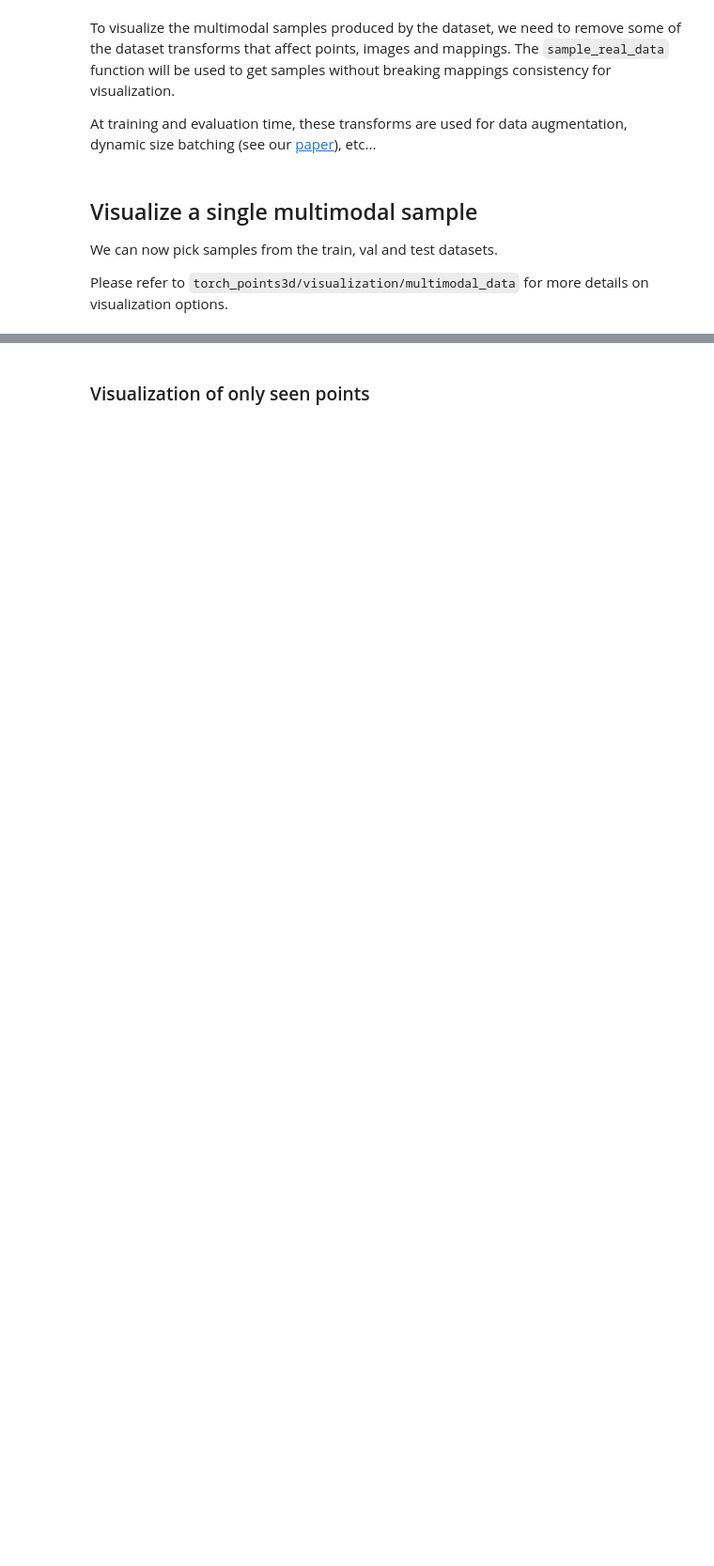
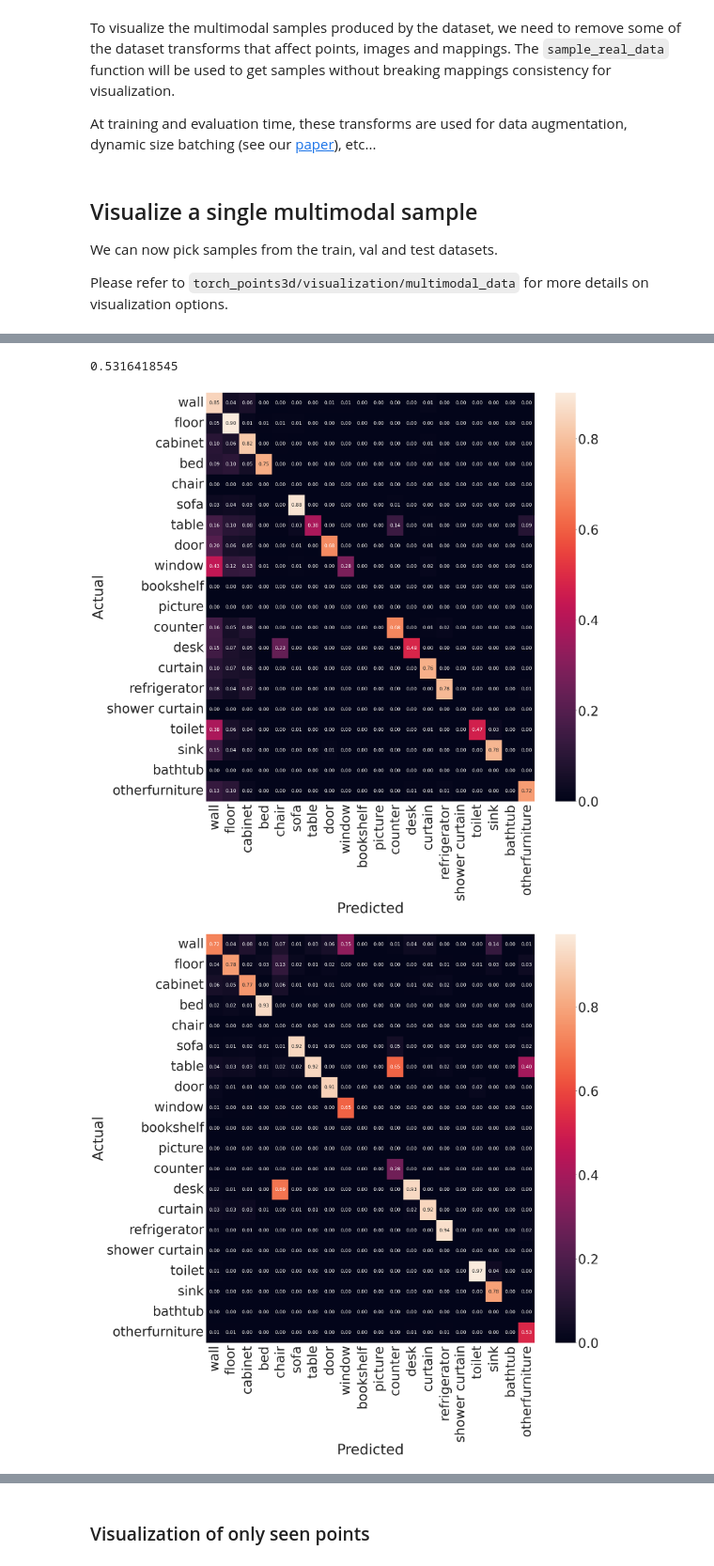
Before and after one commit to fsun2000/DeepViewAgg, a Jupyter notebook: notebooks/scannet_neucon.ipynb, the cells around one changed output, grey strips where cells are left out. Shown at 94% size. Cells and saved outputs as stored; diff of their text form; code cells hidden in the pictures; blank space fills up the shorter version.

```diff
--- a/notebooks/scannet_neucon.ipynb
+++ b/notebooks/scannet_neucon.ipynb
@@ -172,0 +416,51 @@ len(images):  117
+# %%
+np.asarray([6.37603604e-01, 7.16119607e-01, 6.55039517e-01, 7.14544805e-01,
+       1.00000000e-08, 8.21926115e-01, 3.66729689e-01, 6.36812422e-01,
+       2.43762006e-01,   2.46813451e-01,
+       4.66349027e-01, 7.12784598e-01, 7.48108936e-01,
+       4.62686577e-01, 6.39296198e-01, 4.37693110e-01]).mean()
+# %% [output]
+0.5316418545
+# %%
+def save_confusion_matrix(cm, path2save=None, ordered_names=None):
+    import seaborn as sns
+    import matplotlib.pyplot as plt
+
+    sns.set(font_scale=5)
+
+#     template_path = os.path.join(path2save, "{}.svg")
+    # PRECISION
+    cmn = cm.astype("float") / cm.sum(axis=-1)[:, np.newaxis]
+    cmn[np.isnan(cmn) | np.isinf(cmn)] = 0
+    fig, ax = plt.subplots(figsize=(31, 31))
+    sns.heatmap(
+        cmn, annot=True, fmt=".2f", xticklabels=ordered_names, yticklabels=ordered_names, annot_kws={"size": 20}
+    )
+    # g.set_xticklabels(g.get_xticklabels(), rotation = 35, fontsize = 20)
+    plt.ylabel("Actual")
+    plt.xlabel("Predicted")
+    plt.show()
+
+#     path_precision = template_path.format("precision")
+#     plt.savefig(path_precision, format="svg")
+
+    # RECALL
+    cmn = cm.astype("float") / cm.sum(axis=0)[np.newaxis, :]
+    cmn[np.isnan(cmn) | np.isinf(cmn)] = 0
+    fig, ax = plt.subplots(figsize=(31, 31))
+    sns.heatmap(
+        cmn, annot=True, fmt=".2f", xticklabels=ordered_names, yticklabels=ordered_names, annot_kws={"size": 20}
+    )
+    # g.set_xticklabels(g.get_xticklabels(), rotation = 35, fontsize = 20)
+    plt.ylabel("Actual")
+    plt.xlabel("Predicted")
+    plt.show()
+
+#     path_recall = template_path.format("recall")
+    #plt.savefig(path_recall, format="svg")
+
+
+save_confusion_matrix(tracker._confusion_matrix.confusion_matrix, ordered_names=CLASS_LABELS)
+# %% [output]
+[figure, added]
+[figure, added]
```
Also changed, not shown: parts of 28 cells of this notebook, 7 other files.
